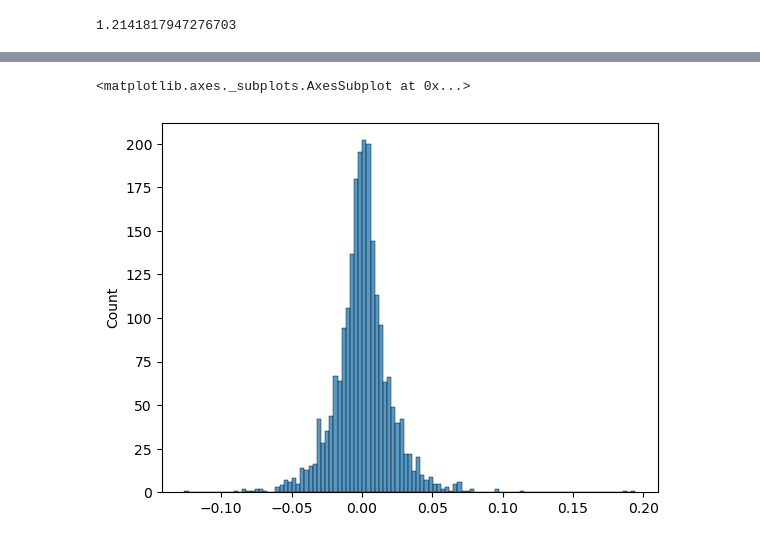
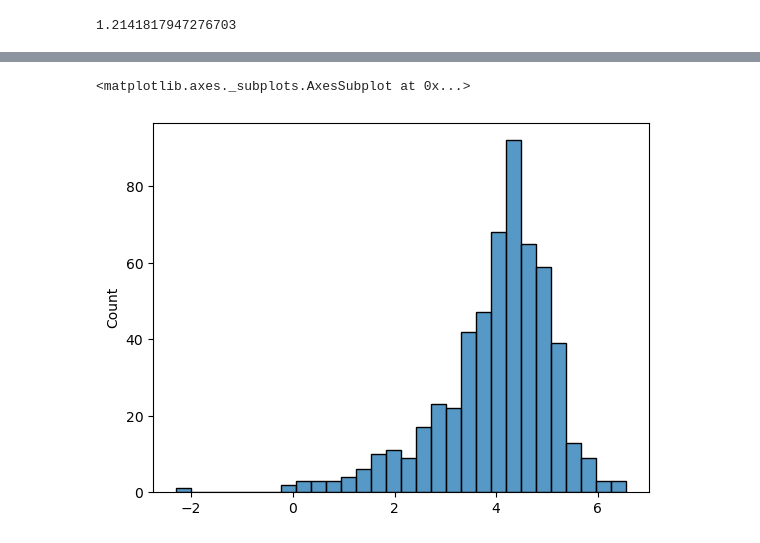
Before and after one commit to ramashisx/Inter-IIT_Qunatinsti, a Jupyter notebook: Graphs.ipynb, the cells around one changed output, grey strips where cells are left out. Cells and saved outputs as stored; diff of their text form; code cells hidden in the pictures.

```diff
--- a/Graphs.ipynb
+++ b/Graphs.ipynb
@@ -46,6 +46,26 @@ for i in range(len(aa)-1):
 
 for i in range(1,len(rates)-1):
     rates[i+1]+=rates[i]
+
+yello = rates[1:]
+rates = [0]*30
+
+for i in range(len(aa)-1):
+    if(aa.Open[i+1]-aa.Close[i]<0):
+        j=i
+        try:
+            while(aa.Close[j]-aa.Close[i]<=0.0):
+                try:
+                    rates[j-i]-=1
+                    rates[j-i+1]+=1
+                    j+=1
+                except:
+                    break
+        except:
+            pass
+
+for i in range(1,len(rates)-1):
+    rates[i+1]+=rates[i]
 # %%
 import matplotlib.pyplot as plt
 # %%
@@ -57,17 +78,18 @@ plt.show()
 # %%
-rates = [[0]*30,[0]*30,[0]*30,[0]*30,[0]*30]
-k=[0,0,0,0,0]
+rates = [[0]*30,[0]*30,[0]*30,[0]*30,[0]*30,[0]*30]
+k=[0,0,0,0,0,0]
 for i in range(len(aa)-1):
     if(aa.Open[i+1]-aa.Close[i]>0):
         d=0
-
         if((aa.Open[i+1]-aa.Close[i])/aa.Close[0]>0.02):
+            d=5
+        elif((aa.Open[i+1]-aa.Close[i])/aa.Close[0]>0.016):
             d=4
-        elif((aa.Open[i+1]-aa.Close[i])/aa.Close[0]>0.015):
+        elif((aa.Open[i+1]-aa.Close[i])/aa.Close[0]>0.012):
             d=3
-        elif((aa.Open[i+1]-aa.Close[i])/aa.Close[0]>0.01):
+        elif((aa.Open[i+1]-aa.Close[i])/aa.Close[0]>0.008):
             d=2
-        elif((aa.Open[i+1]-aa.Close[i])/aa.Close[0]>0.005):
+        elif((aa.Open[i+1]-aa.Close[i])/aa.Close[0]>0.004):
             d=1
         j=i
         k[d]+=1
@@ -82,8 +104,8 @@ for i in range(len(aa)-1):
         except:
             pass
 print(rates)
-
-for d in range(5):
+print(k)
+for d in range(6):
     for i in range(1,len(rates[0])-1):
         rates[d][i+1]+=rates[d][i]
     rates[d][0]=0
@@ -106,10 +132,10 @@ sns.lineplot(data = rates)
 # %%
 gaps = []
 
 for i in range(len(aa)-1):
-    gaps.append((aa.Close[i+1]-aa.Close[i]+0.000001)/aa.Close[i])
+    gaps.append(np.log(aa.Close[i+1]-aa.Close[i]+0.000001))
 import seaborn as sns
 sns.histplot(gaps)
 # %% [output]
 <matplotlib.axes._subplots.AxesSubplot at 0x...>
-[figure, old version]
+[figure, new version]
```
Also changed, not shown: parts of 6 cells of this notebook, 53 other files.
